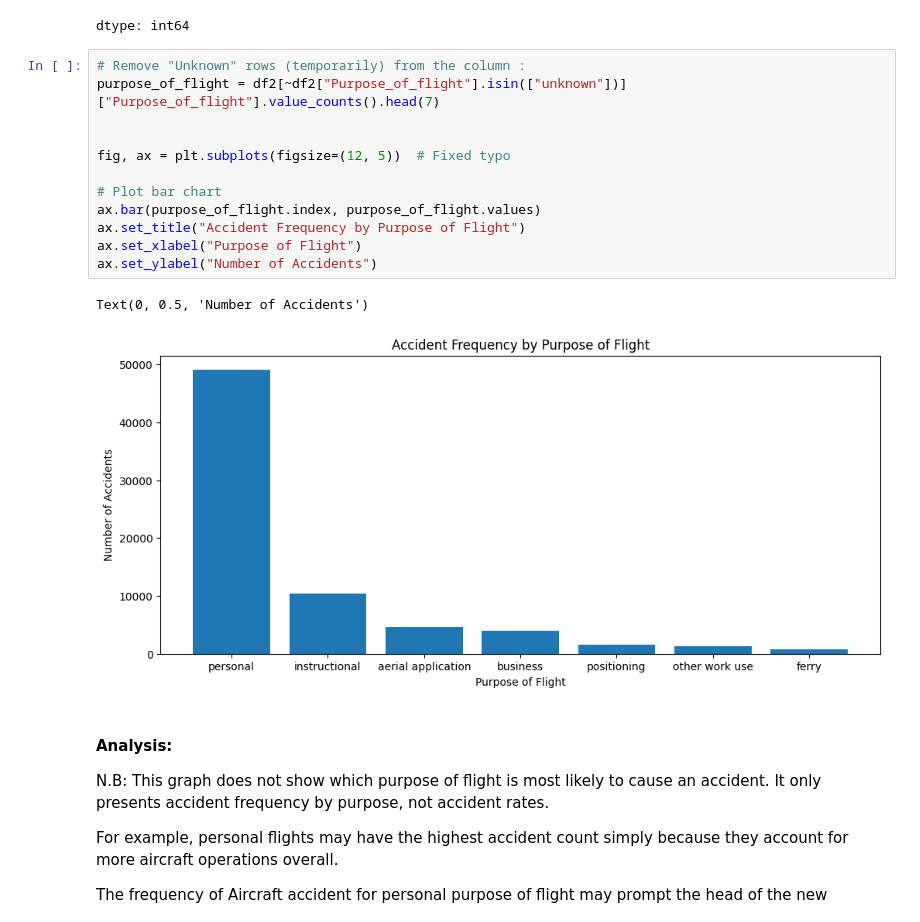
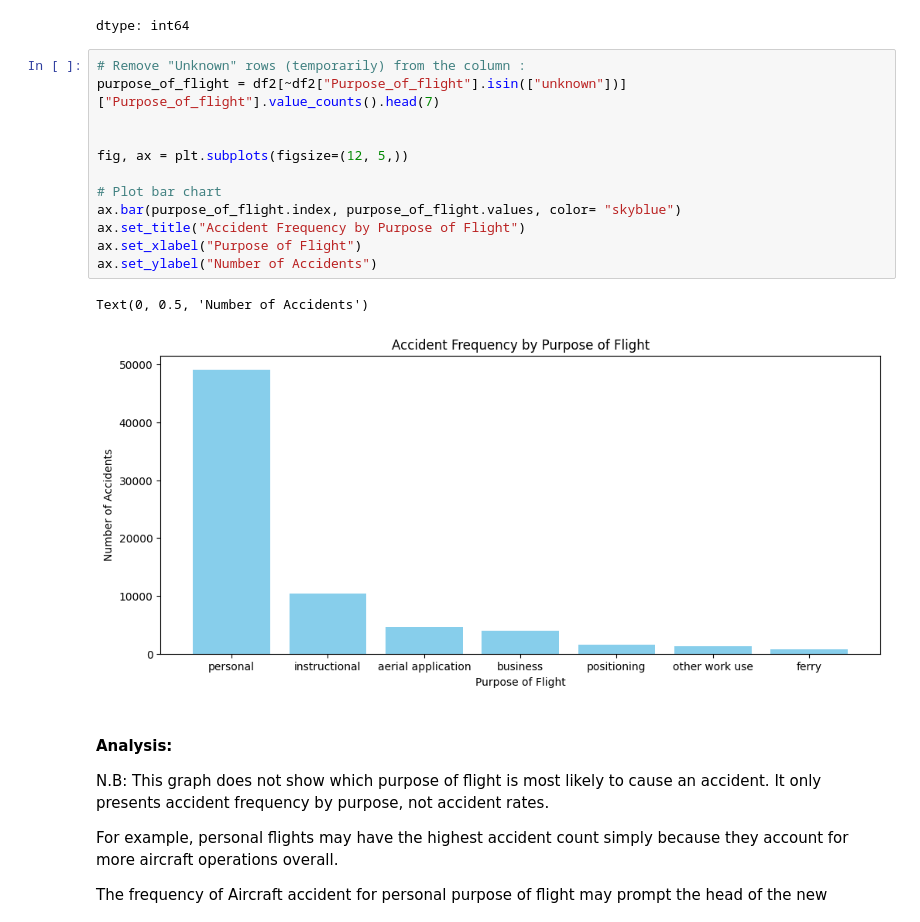
Before and after one commit to Haender-Michael/Haender_practice, a Jupyter notebook: Copie_de_Copie_de_Untitled1.ipynb, the cells around one changed output. Saved outputs shown, nothing was run; the diff lists cells and outputs as text.

```diff
--- a/Copie_de_Copie_de_Untitled1.ipynb
+++ b/Copie_de_Copie_de_Untitled1.ipynb
@@ -415,18 +415,18 @@ dtype: int64
 # %%
 # Remove "Unknown" rows (temporarily) from the column :
 purpose_of_flight = df2[~df2["Purpose_of_flight"].isin(["unknown"])]["Purpose_of_flight"].value_counts().head(7)
 
 
-fig, ax = plt.subplots(figsize=(12, 5))  # Fixed typo
+fig, ax = plt.subplots(figsize=(12, 5,))
 
 # Plot bar chart
-ax.bar(purpose_of_flight.index, purpose_of_flight.values)
+ax.bar(purpose_of_flight.index, purpose_of_flight.values, color= "skyblue")
 ax.set_title("Accident Frequency by Purpose of Flight")
 ax.set_xlabel("Purpose of Flight")
 ax.set_ylabel("Number of Accidents")
 # %% [output]
 Text(0, 0.5, 'Number of Accidents')
-[figure, old version]
+[figure, new version]
 # %% [markdown]
 #### Analysis:
 N.B: This graph does not show which purpose of flight is most likely to cause an accident. It only presents accident frequency by purpose, not accident rates.
```
